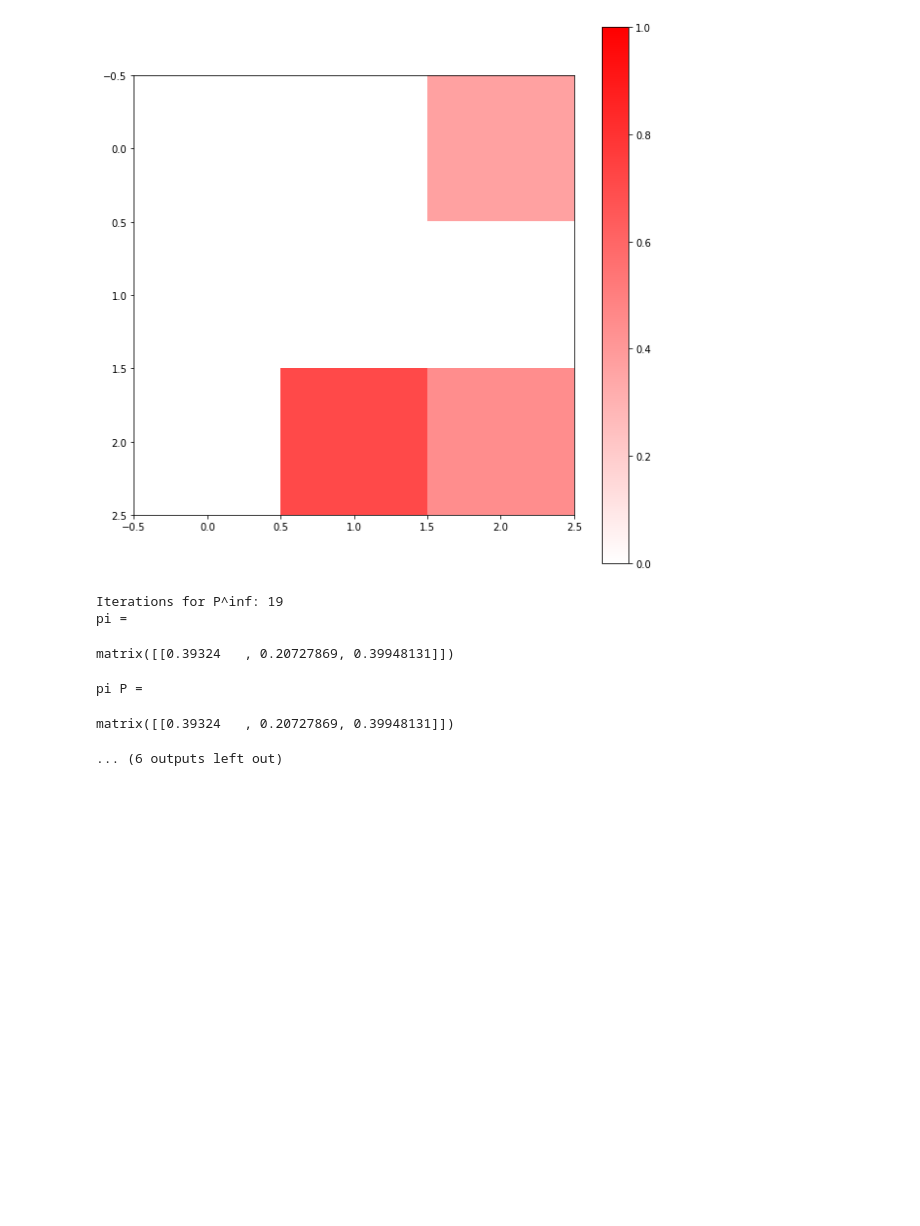
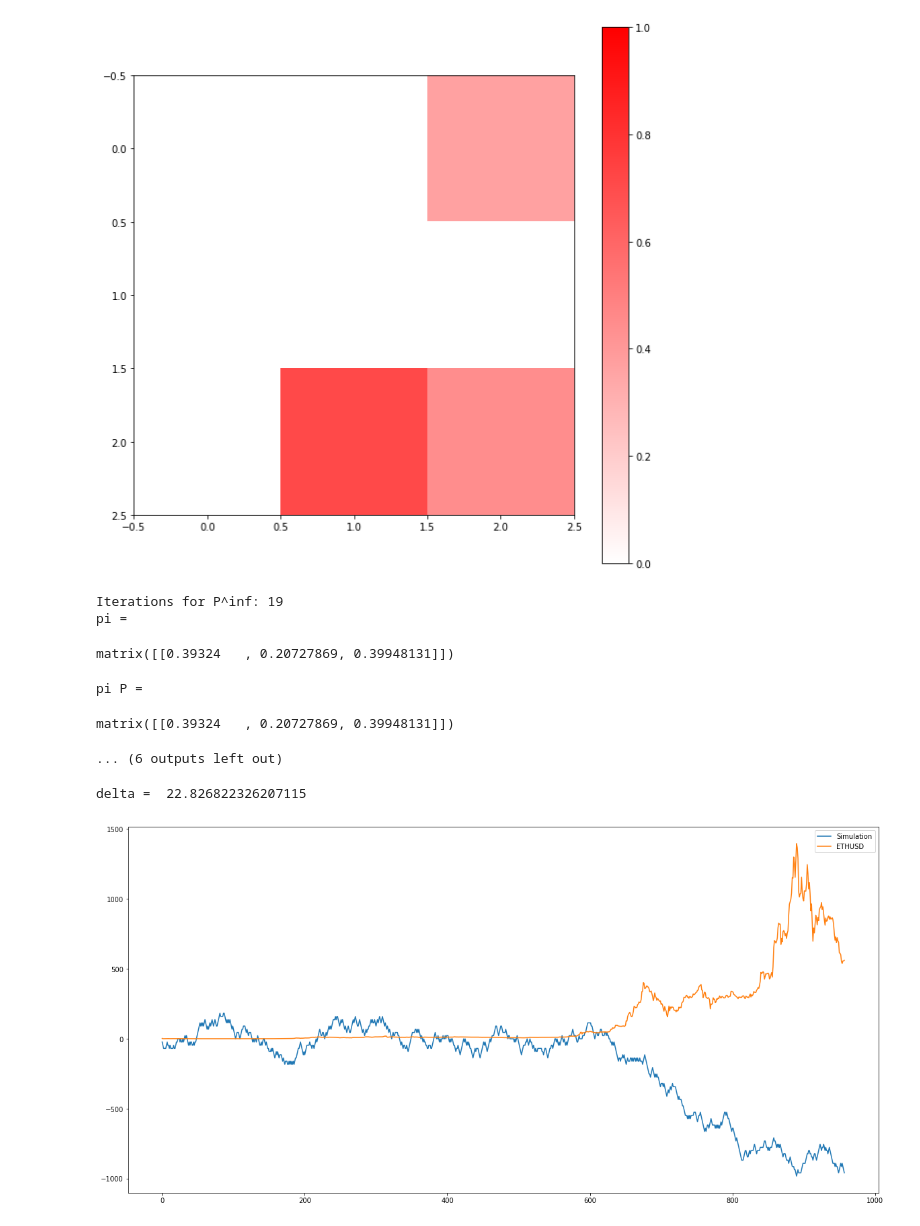
Before and after one commit to drfreeman816/econophysics, a Jupyter notebook: eth/ReturnsAnalysis.ipynb, the cells around one changed output. Saved outputs shown, nothing was run; the diff lists cells and outputs as text; code cells hidden in the pictures; blank space fills up the shorter version.

```diff
--- a/eth/ReturnsAnalysis.ipynb
+++ b/eth/ReturnsAnalysis.ipynb
@@ -736,6 +736,33 @@ matrix([[0.39324   , 0.20727869, 0.39948131]])
 pi P =
 matrix([[0.39324   , 0.20727869, 0.39948131]])
 ... (6 outputs left out)
+# %%
+d = close_price - np.roll(close_price, 1)
+d = np.delete(d, [0,1])
+
+delta = np.sqrt(np.mean(np.power(d,2)))
+
+print('delta = ', delta)
+
+n_steps = np.size(close_price)
+
+s = 0
+x = 0
+p = np.array(P)
+x_sim = np.array([])
+for n in range(n_steps):
+    s = np.random.choice([-1,0,1],p=p[s+1])
+    x += s*delta
+    x_sim = np.append(x_sim, x)
+
+plt.figure(figsize=(20,10))
+plt.plot(x_sim, label='Simulation')
+plt.plot(close_price, label='ETHUSD')
+plt.legend()
+plt.show()
+# %% [output]
+delta =  22.826822326207115
+[figure, added]
 # %%
 from scipy import sparse
 
```
Also changed, not shown: parts of 4 cells of this notebook, 1 other file.
